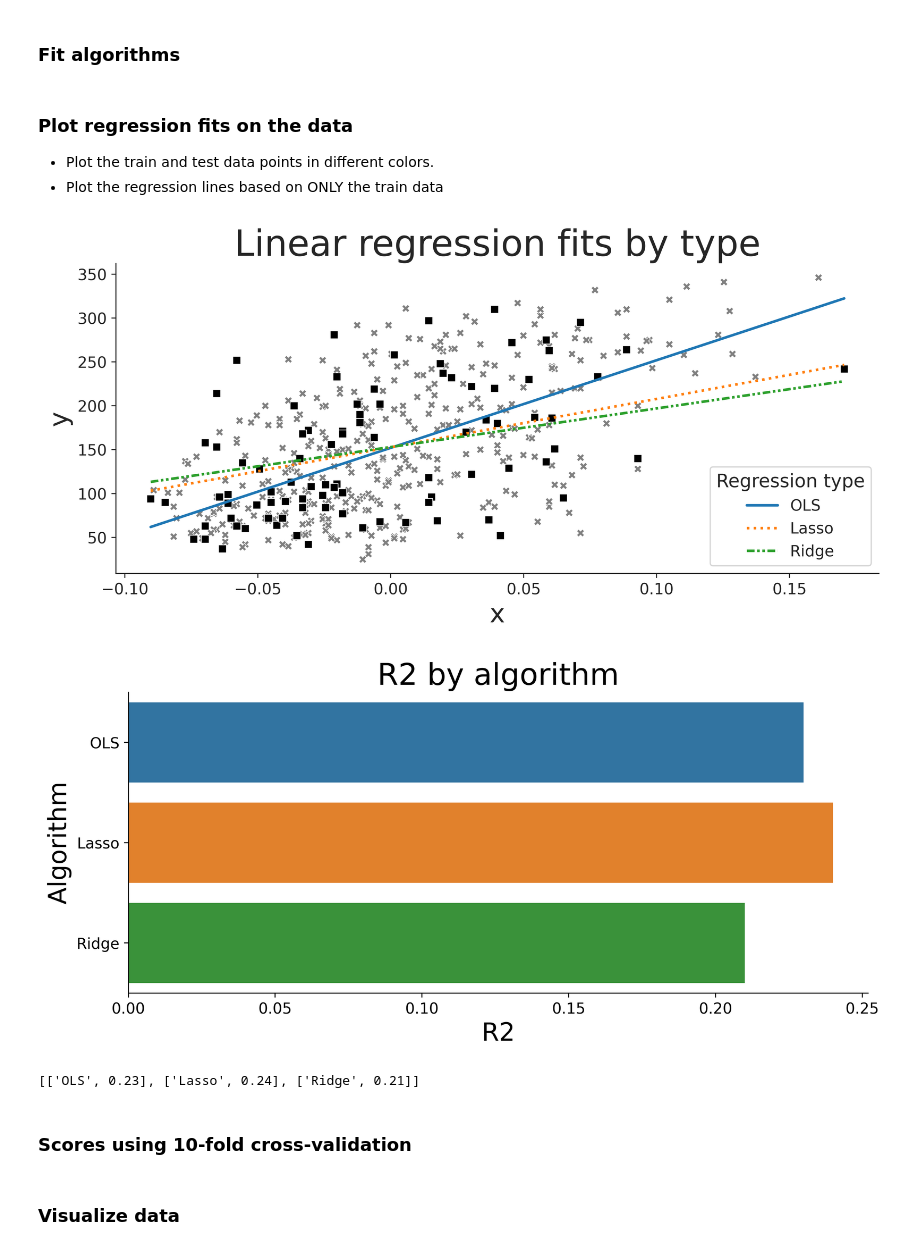
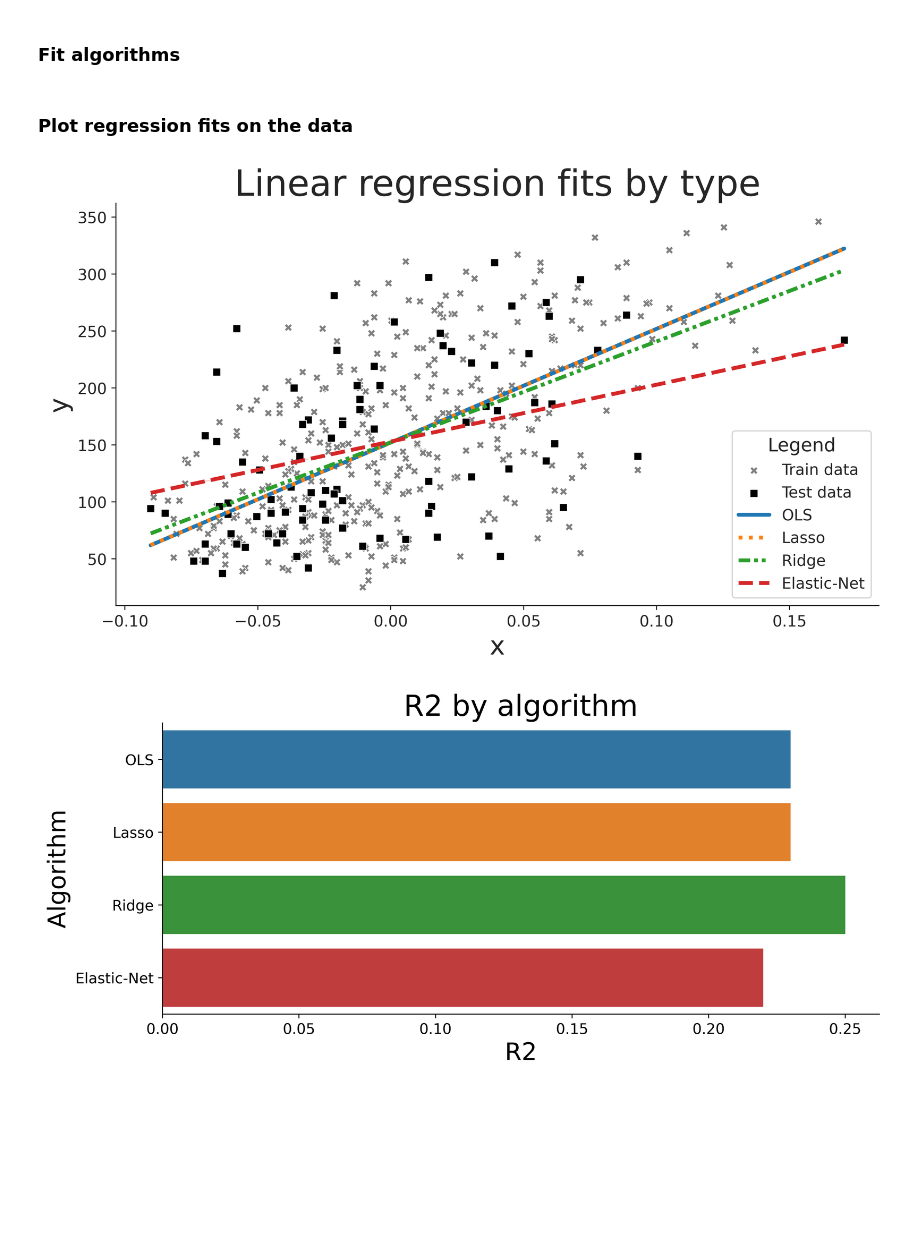
Before and after one commit to BorisWinter/machine-learning-playground, a Jupyter notebook: Machine Learning/Supervised Learning/Linear Models/Regression/linear_regression.ipynb, the cells around one changed output. Drawn from its saved outputs; the diff is of its cells as text; code cells hidden in the pictures; blank space fills up the shorter version.

Commit message:
Add Elastic-Net and switch to automatic cross-validation

```diff
--- a/Machine Learning/Supervised Learning/Linear Models/Regression/linear_regression.ipynb
+++ b/Machine Learning/Supervised Learning/Linear Models/Regression/linear_regression.ipynb
@@ -29,55 +25,70 @@ ridge = linear_model.Ridge()
+# %%
+ordinary_least_squares = linear_model.LinearRegression()
+lasso = linear_model.LassoCV(cv=10, random_state=42)
+ridge = linear_model.RidgeCV(cv=10)
+elastic_net = linear_model.ElasticNetCV(cv=10, random_state=42)
 # %% [markdown]
 ### Fit algorithms
 # %%
-linear_regression.fit(diabetes_X_train, diabetes_y_train)
-diabetes_y_pred_lin_reg = linear_regression.predict(diabetes_X_test)
+# Fit OLS
+ordinary_least_squares.fit(diabetes_X_train, diabetes_y_train)
+diabetes_y_pred_lin_reg = ordinary_least_squares.predict(diabetes_X_test)
 
+# Fit lasso
 lasso.fit(diabetes_X_train, diabetes_y_train)
 diabetes_y_pred_lasso = lasso.predict(diabetes_X_test)
 
+# Fit ridge
 ridge.fit(diabetes_X_train, diabetes_y_train)
 diabetes_y_pred_ridge = ridge.predict(diabetes_X_test)
+
+# Fit Elastic-Net
+elastic_net.fit(diabetes_X_train, diabetes_y_train)
+diabetes_y_pred_elastic_net = elastic_net.predict(diabetes_X_test)
-# %% [markdown]
-### Plot regression fits on the data
-- Plot the train and test data points in different colors.
-- Plot the regression lines based on ONLY the train data
+# %% [markdown]
+### Plot regression fits on the data
 # %%
 # Initialize plot
 with sns.axes_style("ticks"):
     plt.rcParams['legend.title_fontsize'] = 'x-large'
-    fig, ax = plt.subplots(1, 1, figsize=(10, 5), dpi=500)
+    fig, ax = plt.subplots(1, 1, figsize=(10, 6), dpi=500)
     plt.tight_layout(pad=5.0)
     plt.title("Linear regression fits by type", fontsize=28)
     ax.tick_params(axis='x', labelsize=12)
     ax.tick_params(axis='y', labelsize=12)
 
-    sns.scatterplot(x=[x[0] for x in diabetes_X_train],
-                    y=diabetes_y_train, color="grey", marker="X")
-    sns.scatterplot(x=[x[0] for x in diabetes_X_test],
-                    y=diabetes_y_test, color="black", marker="s")
+    _train_data = sns.scatterplot(x=[x[0] for x in diabetes_X_train],
+                    y=diabetes_y_train, color="grey", marker="X", label="Train data")
+    _test_data = sns.scatterplot(x=[x[0] for x in diabetes_X_test],
+                    y=diabetes_y_test, color="black", marker="s", label="Test data")
 
     predictions = [diabetes_y_pred_lin_reg,
-                   diabetes_y_pred_lasso, diabetes_y_pred_ridge]
+                   diabetes_y_pred_lasso, diabetes_y_pred_ridge, diabetes_y_pred_elastic_net]
     _styles = ["solid", "dotted",
                (0, (3, 1, 1, 1, 1, 1)), "dashed", "dashdot", (0, (3, 5, 1, 5))]
 
-    for i, algo in enumerate(["OLS", "Lasso", "Ridge"]):
+    for i, algo in enumerate(["OLS", "Lasso", "Ridge", "Elastic-Net"]):
         sns.lineplot(x=[x[0] for x in diabetes_X_test], y=predictions[i],
-                     label=algo, linestyle=_styles[i], linewidth=2)
+                     label=algo, linestyle=_styles[i], linewidth=3)
+
+    algo_legend = ax.legend(title="Legend", fontsize=12, ncol=1)
 
     ax.set_ylabel('y', fontsize=20)
     ax.set_xlabel('x', fontsize=20)
-    ax.legend(title="Regression type", fontsize=12)
     sns.despine(offset=0, trim=False, left=False)
 # %% [output]
-[figure, old version]
+[figure, new version]
 # %%
 r2_scores = []
 
-r2_scores.append(["OLS", round(linear_regression.score(diabetes_X_test, diabetes_y_test), 2)])
-r2_scores.append(["Lasso", round(lasso.score(diabetes_X_test, diabetes_y_test), 2)])
+r2_scores.append(
+    ["OLS", round(ordinary_least_squares.score(diabetes_X_test, diabetes_y_test), 2)])
+r2_scores.append(
+    ["Lasso", round(lasso.score(diabetes_X_test, diabetes_y_test), 2)])
 r2_scores.append(
     ["Ridge", round(ridge.score(diabetes_X_test, diabetes_y_test), 2)])
+r2_scores.append(
+    ["Elastic-Net", round(elastic_net.score(diabetes_X_test, diabetes_y_test), 2)])
 
 df = pd.DataFrame(r2_scores, columns=["algo", "r2"])
 
@@ -96,11 +107,4 @@ ax.set_ylabel('Algorithm', fontsize=20)
 
 sns.despine(offset=0, trim=False, left=False)
 # %% [output]
-[figure, old version]
+[figure, new version]
-# %%
-round(linear_regression.score(diabetes_X_test, diabetes_y_test), 2)
-r2_scores
-# %% [output]
-[['OLS', 0.23], ['Lasso', 0.24], ['Ridge', 0.21]]
-# %% [markdown]
-### Scores using 10-fold cross-validation
@@ -114,2 +110,0 @@ res_ridge = cross_validate(
-# %% [markdown]
-### Visualize data
```
Also changed, not shown: parts of 7 cells of this notebook.
